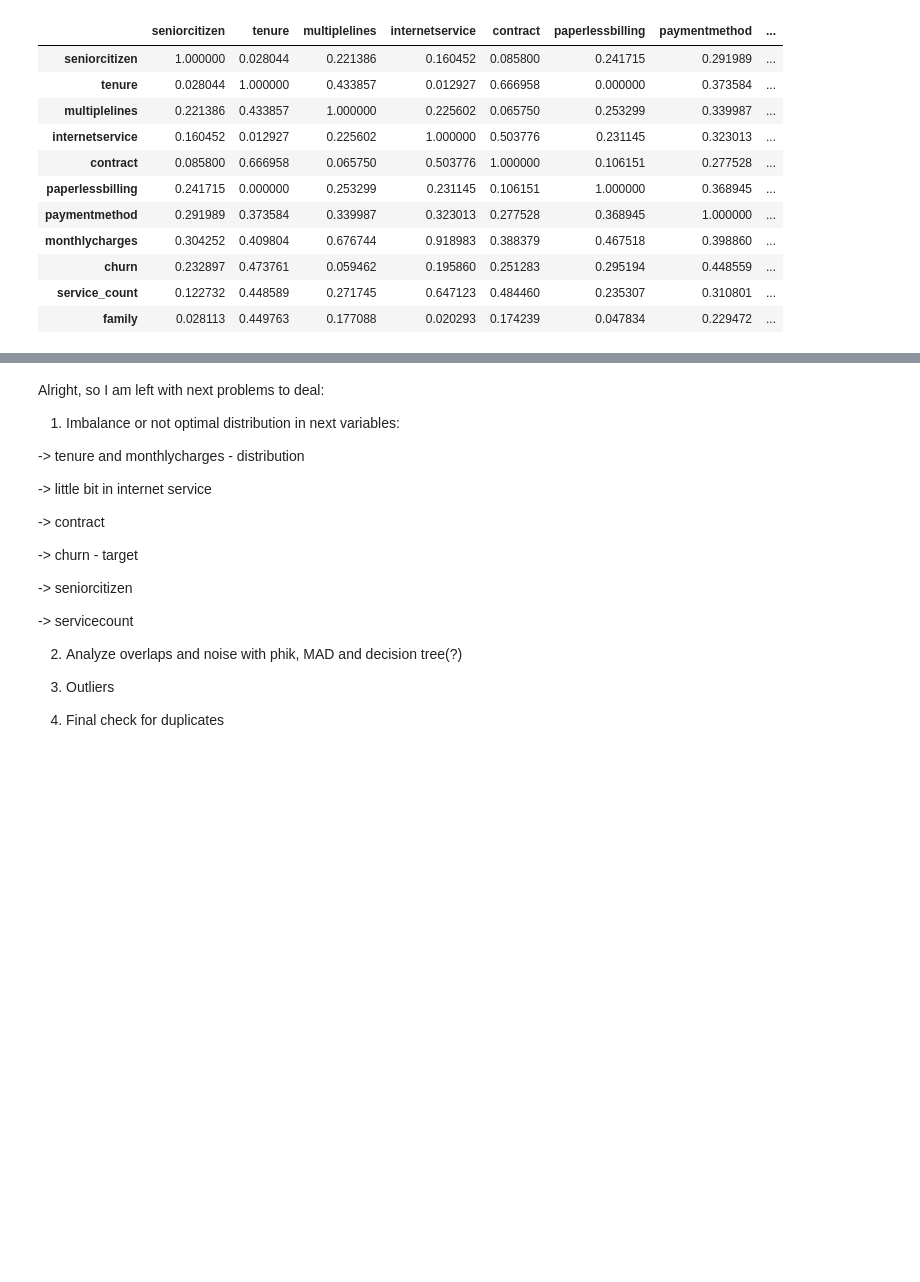
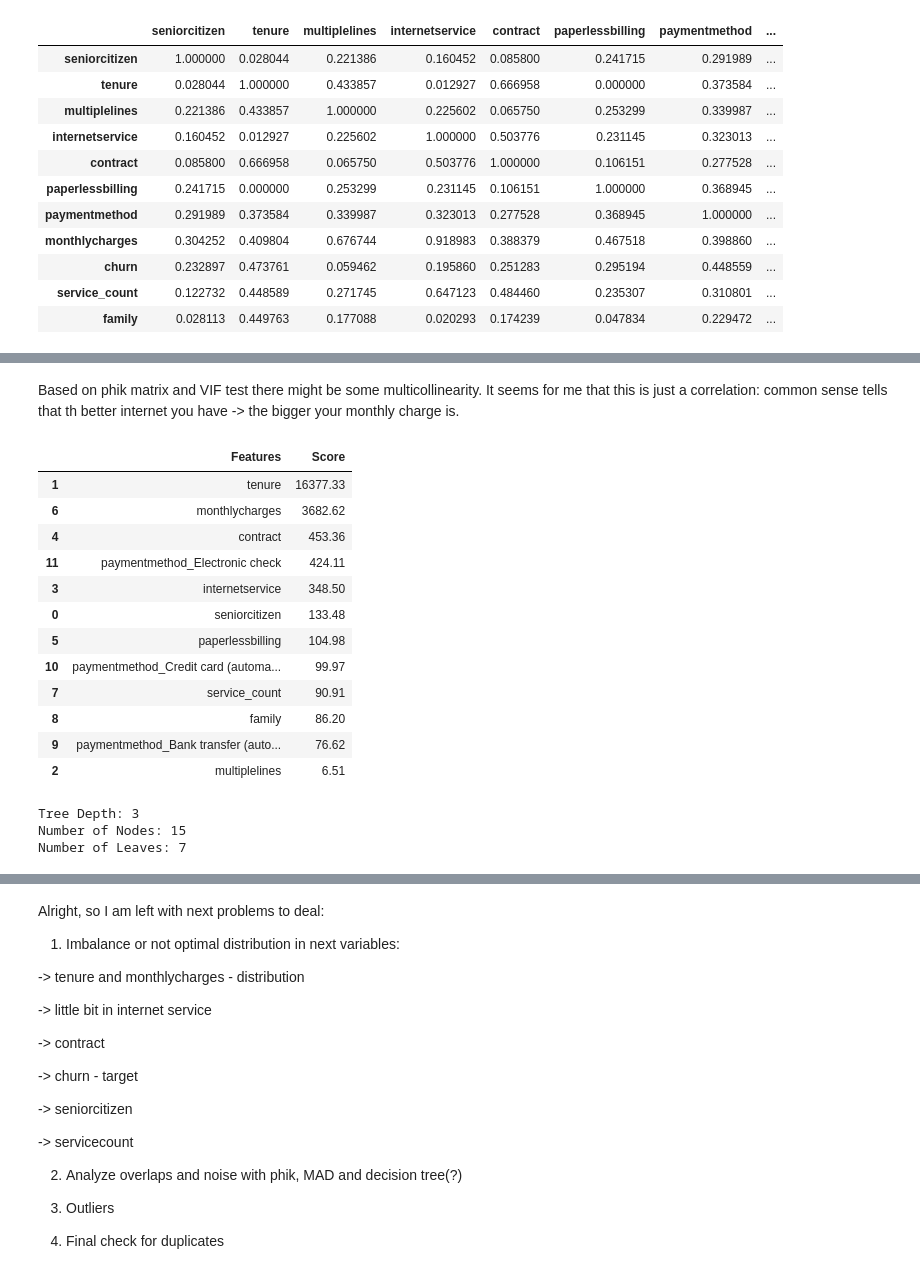
Before and after one commit to KirSobolev/Advanced-data-analytics, a Jupyter notebook: ex1/classification/ex1_classification.ipynb, the cells around one changed output, grey strips where cells are left out. Drawn from its saved outputs; the diff is of its cells as text; code cells hidden in the pictures; blank space fills up the shorter version.

```diff
--- a/ex1/classification/ex1_classification.ipynb
+++ b/ex1/classification/ex1_classification.ipynb
@@ -341,0 +399,2 @@ interval columns not set, guessing: ['seniorcitizen', 'tenure', 'multiplelines',
+# %% [markdown]
+Based on phik matrix and VIF test there might be some multicollinearity. It seems for me that this is just a correlation: common sense tells that th better internet you have -> the bigger your monthly charge is.
@@ -341,0 +424,66 @@ interval columns not set, guessing: ['seniorcitizen', 'tenure', 'multiplelines',
+# %%
+# convert all continuous variables to integer,
+# and convert all negative numbers to 0
+X_cat = X.astype(int)
+X_cat = X_cat.clip(lower=0)
+
+# initialize chi2 and SelectKBest
+# Note: chi2 -test is a very common test
+# in statistics and quantitative analysis
+# basically it studies the data whether variables are related
+# or independent of each other
+chi_2_features = SelectKBest(chi2, k=len(X_cat.columns))
+
+# fit our data to the SelectKBest
+best_features = chi_2_features.fit(X_cat,y.astype(int))
+
+# use decimal format in table print later
+pd.options.display.float_format = '{:.2f}'.format
+
+# wrap it up, and show the results
+# the higher the score, the more effect that column has on price
+df_features = pd.DataFrame(best_features.scores_)
+df_columns = pd.DataFrame(X_cat.columns)
+f_scores = pd.concat([df_columns,df_features],axis=1)
+f_scores.columns = ['Features','Score']
+f_scores.sort_values(by='Score',ascending=False)
+# %% [output]
+|  | Features | Score |
+| 1 | tenure | 16377.33 |
+| 6 | monthlycharges | 3682.62 |
+| 4 | contract | 453.36 |
+| 11 | paymentmethod_Electronic check | 424.11 |
+| 3 | internetservice | 348.50 |
+| 0 | seniorcitizen | 133.48 |
+| 5 | paperlessbilling | 104.98 |
+| 10 | paymentmethod_Credit card (automa... | 99.97 |
+| 7 | service_count | 90.91 |
+| 8 | family | 86.20 |
+| 9 | paymentmethod_Bank transfer (auto... | 76.62 |
+| 2 | multiplelines | 6.51 |
+# %%
+feature_names = X.columns
+target_names = [0, 1]
+
+# Split the dataset into training and test sets
+X_train, X_test, y_train, y_test = train_test_split(X, y, test_size=0.3, random_state=42)
+
+# Create and train the decision tree classifier
+clf = DecisionTreeClassifier(max_depth=3)
+clf.fit(X_train, y_train)
+
+# Visualize the decision tree
+viz = dtreeviz.model(clf, X_train, y_train, target_name='churn',feature_names=feature_names, class_names=list(target_names))
+
+# Evaluate tree metrics
+depth = clf.get_depth()
+n_nodes = clf.tree_.node_count
+n_leaves = len(clf.tree_.children_left) - np.sum(clf.tree_.children_left == -1)
+
+print(f"Tree Depth: {depth}")
+print(f"Number of Nodes: {n_nodes}")
+print(f"Number of Leaves: {n_leaves}")
+# %% [output]
+Tree Depth: 3
+Number of Nodes: 15
+Number of Leaves: 7
```
Also changed, not shown: parts of 15 cells of this notebook, 16 other files.
